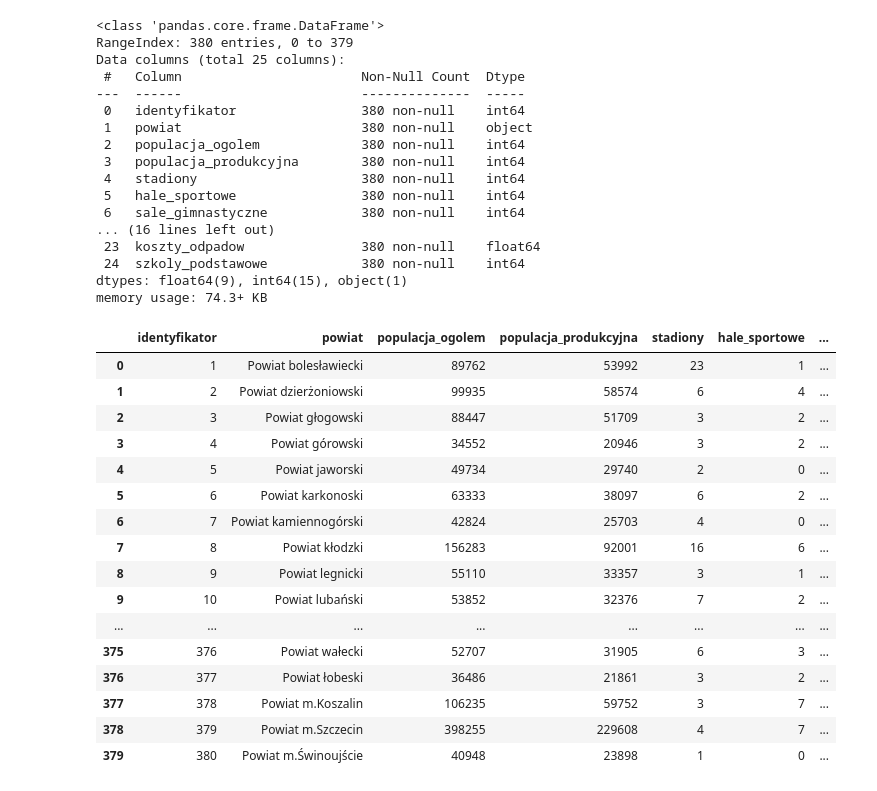
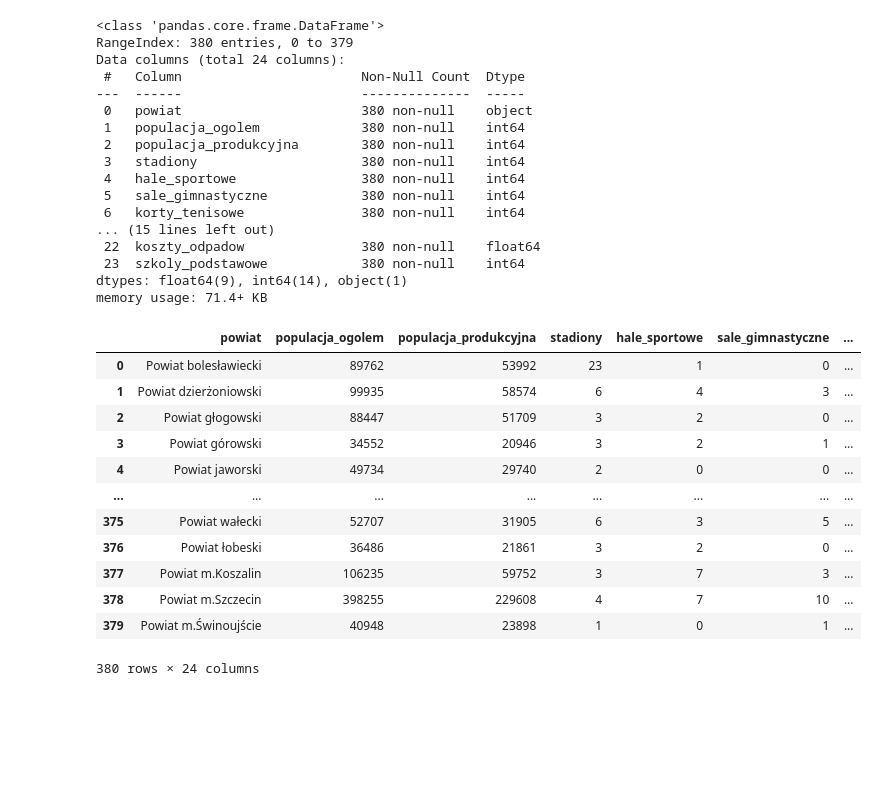
Before and after one commit to gubapatryk/med-infrastructure, a Jupyter notebook: Notatnik.ipynb, the cells around one changed output. Saved outputs shown, nothing was run; the diff lists cells and outputs as text; code cells hidden in the pictures; blank space fills up the shorter version.

```diff
--- a/Notatnik.ipynb
+++ b/Notatnik.ipynb
@@ -4,43 +4,38 @@ import pandas as pd
 import seaborn as sns
 import matplotlib.pyplot as plt
 # %%
-d = pd.read_csv('dane.csv')
-d.info()
-pd.set_option('display.max_columns', None)
-pd.set_option('display.max_rows', None)
-d
+df = pd.read_csv('dane.csv')
+d1 = df.drop(['identyfikator'],1)
+d1.info()
+d1
 # %% [output]
 <class 'pandas.core.frame.DataFrame'>
 RangeIndex: 380 entries, 0 to 379
-Data columns (total 25 columns):
+Data columns (total 24 columns):
  #   Column                       Non-Null Count  Dtype
 ---  ------                       --------------  -----
- 0   identyfikator                380 non-null    int64
- 1   powiat                       380 non-null    object
- 2   populacja_ogolem             380 non-null    int64
- 3   populacja_produkcyjna        380 non-null    int64
- 4   stadiony                     380 non-null    int64
- 5   hale_sportowe                380 non-null    int64
- 6   sale_gimnastyczne            380 non-null    int64
-... (16 lines left out)
- 23  koszty_odpadow               380 non-null    float64
- 24  szkoly_podstawowe            380 non-null    int64
-dtypes: float64(9), int64(15), object(1)
-memory usage: 74.3+ KB
+ 0   powiat                       380 non-null    object
+ 1   populacja_ogolem             380 non-null    int64
+ 2   populacja_produkcyjna        380 non-null    int64
+ 3   stadiony                     380 non-null    int64
+ 4   hale_sportowe                380 non-null    int64
+ 5   sale_gimnastyczne            380 non-null    int64
+ 6   korty_tenisowe               380 non-null    int64
+... (15 lines left out)
+ 22  koszty_odpadow               380 non-null    float64
+ 23  szkoly_podstawowe            380 non-null    int64
+dtypes: float64(9), int64(14), object(1)
+memory usage: 71.4+ KB
-|  | identyfikator | powiat | populacja_ogolem | populacja_produkcyjna | stadiony | hale_sportowe | ... |
-| 0 | 1 | Powiat bolesławiecki | 89762 | 53992 | 23 | 1 | ... |
-| 1 | 2 | Powiat dzierżoniowski | 99935 | 58574 | 6 | 4 | ... |
-| 2 | 3 | Powiat głogowski | 88447 | 51709 | 3 | 2 | ... |
-| 3 | 4 | Powiat górowski | 34552 | 20946 | 3 | 2 | ... |
-| 4 | 5 | Powiat jaworski | 49734 | 29740 | 2 | 0 | ... |
-| 5 | 6 | Powiat karkonoski | 63333 | 38097 | 6 | 2 | ... |
-| 6 | 7 | Powiat kamiennogórski | 42824 | 25703 | 4 | 0 | ... |
-| 7 | 8 | Powiat kłodzki | 156283 | 92001 | 16 | 6 | ... |
-| 8 | 9 | Powiat legnicki | 55110 | 33357 | 3 | 1 | ... |
-| 9 | 10 | Powiat lubański | 53852 | 32376 | 7 | 2 | ... |
+|  | powiat | populacja_ogolem | populacja_produkcyjna | stadiony | hale_sportowe | sale_gimnastyczne | ... |
+| 0 | Powiat bolesławiecki | 89762 | 53992 | 23 | 1 | 0 | ... |
+| 1 | Powiat dzierżoniowski | 99935 | 58574 | 6 | 4 | 3 | ... |
+| 2 | Powiat głogowski | 88447 | 51709 | 3 | 2 | 0 | ... |
+| 3 | Powiat górowski | 34552 | 20946 | 3 | 2 | 1 | ... |
+| 4 | Powiat jaworski | 49734 | 29740 | 2 | 0 | 0 | ... |
 | ... | ... | ... | ... | ... | ... | ... | ... |
-| 375 | 376 | Powiat wałecki | 52707 | 31905 | 6 | 3 | ... |
-| 376 | 377 | Powiat łobeski | 36486 | 21861 | 3 | 2 | ... |
-| 377 | 378 | Powiat m.Koszalin | 106235 | 59752 | 3 | 7 | ... |
-| 378 | 379 | Powiat m.Szczecin | 398255 | 229608 | 4 | 7 | ... |
-| 379 | 380 | Powiat m.Świnoujście | 40948 | 23898 | 1 | 0 | ... |
+| 375 | Powiat wałecki | 52707 | 31905 | 6 | 3 | 5 | ... |
+| 376 | Powiat łobeski | 36486 | 21861 | 3 | 2 | 0 | ... |
+| 377 | Powiat m.Koszalin | 106235 | 59752 | 3 | 7 | 3 | ... |
+| 378 | Powiat m.Szczecin | 398255 | 229608 | 4 | 7 | 10 | ... |
+| 379 | Powiat m.Świnoujście | 40948 | 23898 | 1 | 0 | 1 | ... |
+380 rows × 24 columns
```
Also changed, not shown: parts of 3 cells of this notebook.
